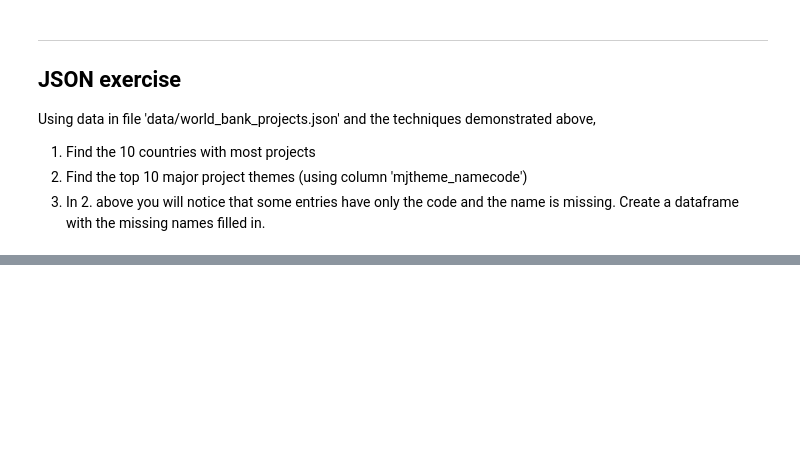
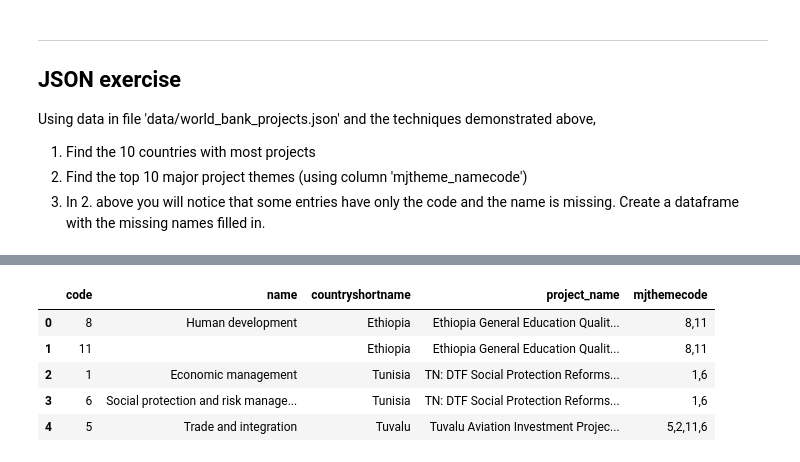
Before and after one commit to jacquelineguo/Springboard, a Jupyter notebook: sliderule_dsi_json_exercise.ipynb, the cells around one changed output, grey strips where cells are left out. Drawn from its saved outputs; the diff is of its cells as text; code cells hidden in the pictures; blank space fills up the shorter version.

```diff
--- a/sliderule_dsi_json_exercise.ipynb
+++ b/sliderule_dsi_json_exercise.ipynb
@@ -90,0 +139,11 @@ json_df.head()
+# %%
+#obtain the information that needed for filtering
+json_df = json_normalize(data, 'mjtheme_namecode', ['countryshortname', 'project_name', 'mjthemecode'])
+json_df.head()
+# %% [output]
+|  | code | name | countryshortname | project_name | mjthemecode |
+| 0 | 8 | Human development | Ethiopia | Ethiopia General Education Qualit... | 8,11 |
+| 1 | 11 |  | Ethiopia | Ethiopia General Education Qualit... | 8,11 |
+| 2 | 1 | Economic management | Tunisia | TN: DTF Social Protection Reforms... | 1,6 |
+| 3 | 6 | Social protection and risk manage... | Tunisia | TN: DTF Social Protection Reforms... | 1,6 |
+| 4 | 5 | Trade and integration | Tuvalu | Tuvalu Aviation Investment Projec... | 5,2,11,6 |
```
Also changed, not shown: parts of 11 cells of this notebook.
